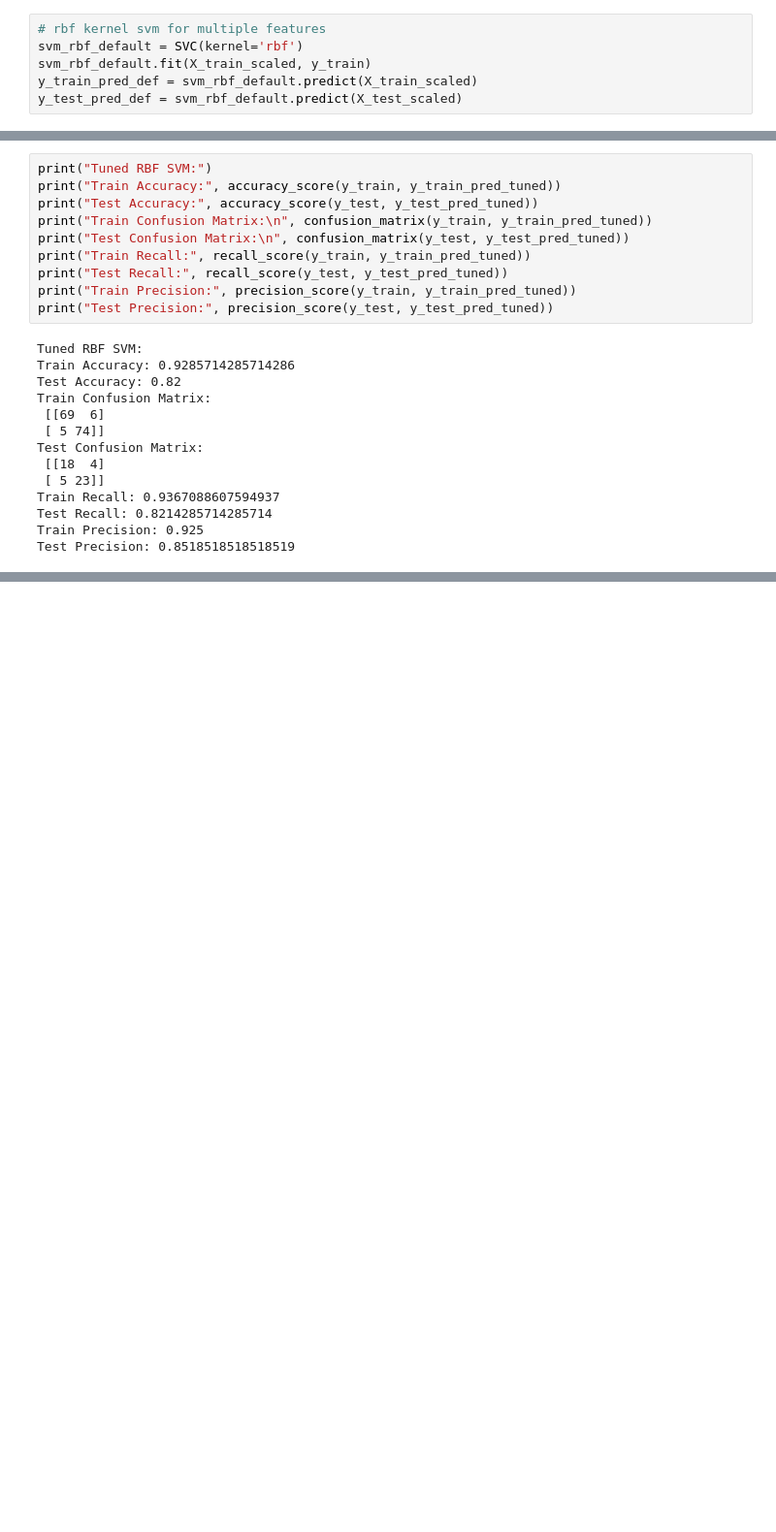
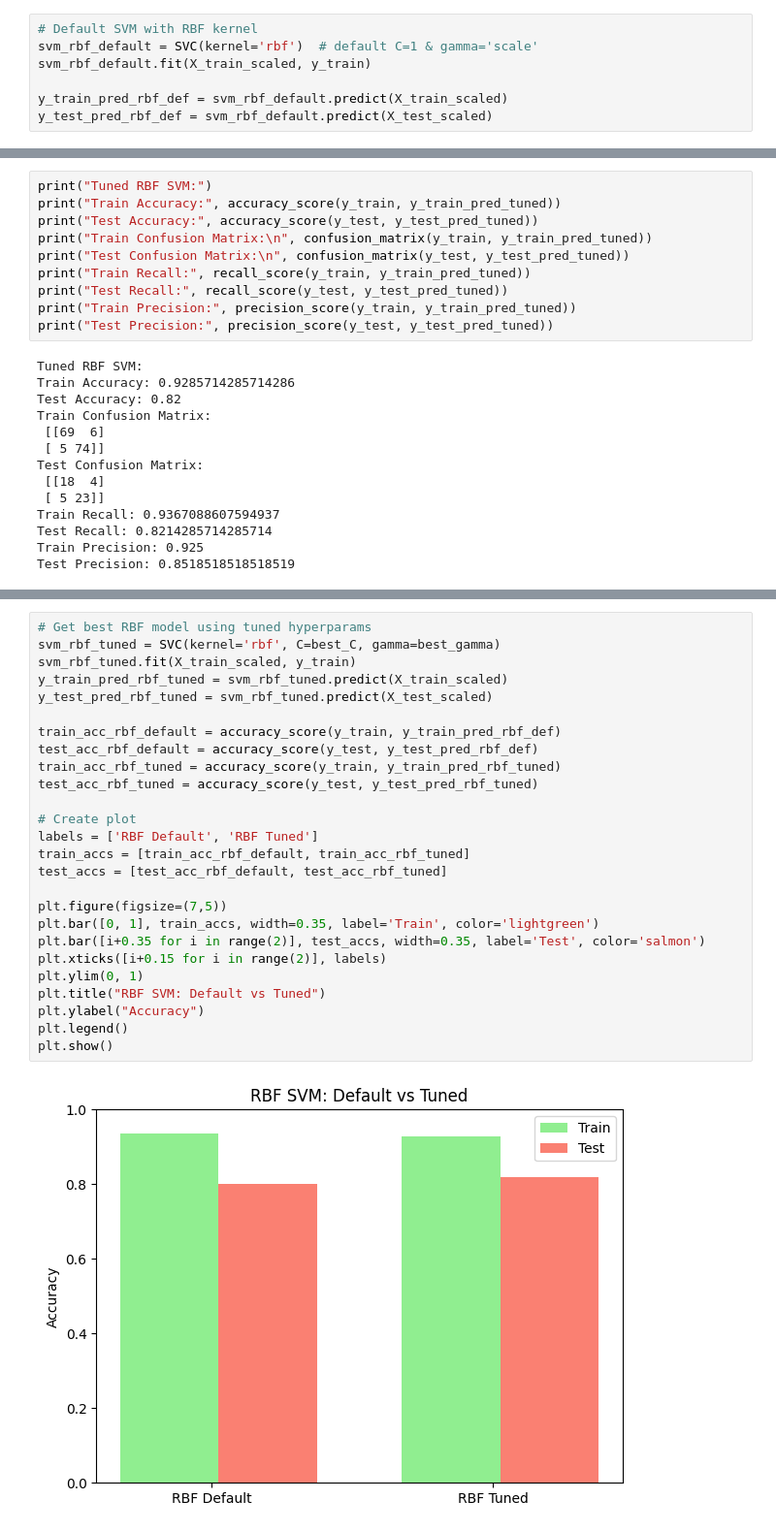
Before and after one commit to roanelwood/CT4101_Assignment1, a Jupyter notebook: SVM.ipynb, the cells around one changed output, grey strips where cells are left out. Shown: that part at 97% size. Cells and saved outputs as stored; diff of their text form; blank space fills up the shorter version.

```diff
--- a/SVM.ipynb
+++ b/SVM.ipynb
@@ -38,8 +101,9 @@ X_test_scaled = scaler.transform(X_test)
 # %%
-# rbf kernel svm for multiple features
-svm_rbf_default = SVC(kernel='rbf')
+# Default SVM with RBF kernel
+svm_rbf_default = SVC(kernel='rbf')  # default C=1 & gamma='scale'
 svm_rbf_default.fit(X_train_scaled, y_train)
-y_train_pred_def = svm_rbf_default.predict(X_train_scaled)
-y_test_pred_def = svm_rbf_default.predict(X_test_scaled)
+
+y_train_pred_rbf_def = svm_rbf_default.predict(X_train_scaled)
+y_test_pred_rbf_def = svm_rbf_default.predict(X_test_scaled)
 # %%
 print("Default RBF SVM:")
@@ -159,0 +227,28 @@ plt.show()
+# %%
+# Get best RBF model using tuned hyperparams
+svm_rbf_tuned = SVC(kernel='rbf', C=best_C, gamma=best_gamma)
+svm_rbf_tuned.fit(X_train_scaled, y_train)
+y_train_pred_rbf_tuned = svm_rbf_tuned.predict(X_train_scaled)
+y_test_pred_rbf_tuned = svm_rbf_tuned.predict(X_test_scaled)
+
+train_acc_rbf_default = accuracy_score(y_train, y_train_pred_rbf_def)
+test_acc_rbf_default = accuracy_score(y_test, y_test_pred_rbf_def)
+train_acc_rbf_tuned = accuracy_score(y_train, y_train_pred_rbf_tuned)
+test_acc_rbf_tuned = accuracy_score(y_test, y_test_pred_rbf_tuned)
+
+# Create plot
+labels = ['RBF Default', 'RBF Tuned']
+train_accs = [train_acc_rbf_default, train_acc_rbf_tuned]
+test_accs = [test_acc_rbf_default, test_acc_rbf_tuned]
+
+plt.figure(figsize=(7,5))
+plt.bar([0, 1], train_accs, width=0.35, label='Train', color='lightgreen')
+plt.bar([i+0.35 for i in range(2)], test_accs, width=0.35, label='Test', color='salmon')
+plt.xticks([i+0.15 for i in range(2)], labels)
+plt.ylim(0, 1)
+plt.title("RBF SVM: Default vs Tuned")
+plt.ylabel("Accuracy")
+plt.legend()
+plt.show()
+# %% [output]
+[figure, added]
```
Also changed, not shown: parts of 11 cells of this notebook.
